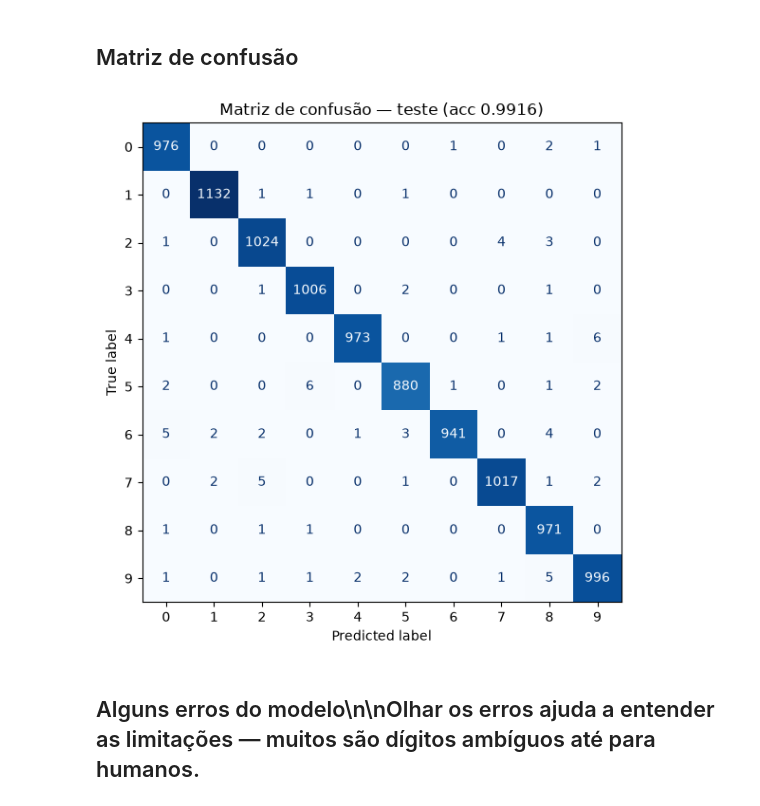
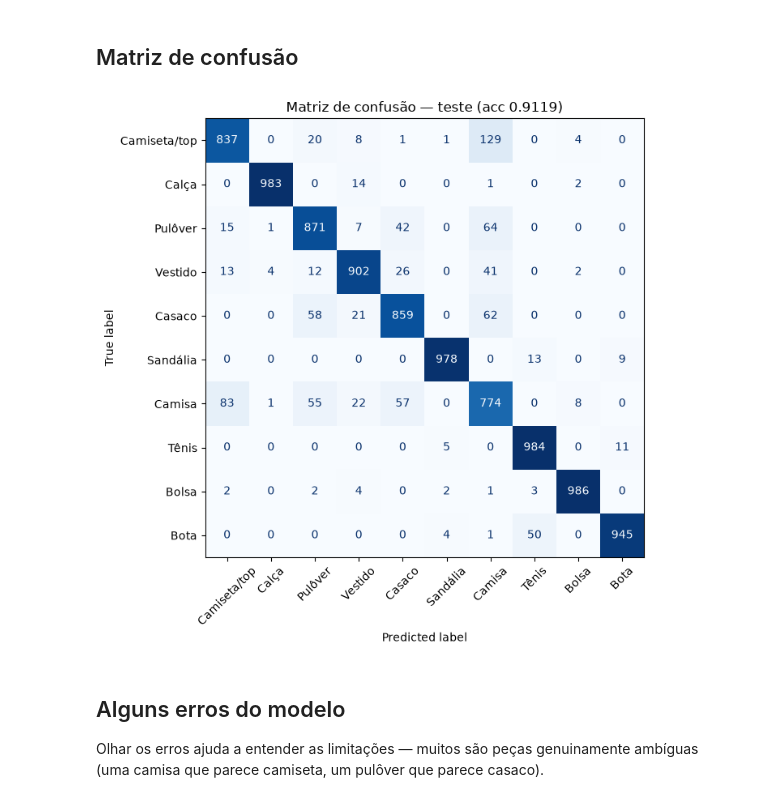
Before and after one commit to 4rth-g/fashion-mnist-fundamentos-ia, a Jupyter notebook: notebooks/02_cnn.ipynb, the cells around one changed output. Cells and saved outputs as stored; diff of their text form; code cells hidden in the pictures.

```diff
--- a/notebooks/02_cnn.ipynb
+++ b/notebooks/02_cnn.ipynb
@@ -164,7 +162,7 @@ optimizer = torch.optim.Adam(model.parameters(), lr=1e-3)
 EPOCHS = 10
 history = {"train_loss": [], "train_acc": [], "val_loss": [], "val_acc": []}
 best_val_acc = 0.0
-best_path = MODELS_DIR / "cnn_mnist.pt"
+best_path = MODELS_DIR / "cnn_fashion_mnist.pt"
 
 for epoch in range(1, EPOCHS + 1):
     tr_loss, tr_acc = run_epoch(model, train_loader, criterion, optimizer)
@@ -223,7 +221,12 @@ Só agora, com o modelo já escolhido pela validação, tocamos no conjunto de t
 Isso garante que a acurácia reportada seja uma **estimativa honesta** do desempenho
 em dados nunca vistos.
 # %%
-from sklearn.metrics import classification_report, confusion_matrix, ConfusionMatrixDisplay
+import json
+from datetime import datetime
+
+from sklearn.metrics import (classification_report, confusion_matrix,
+                             ConfusionMatrixDisplay, f1_score)
+from utils import CLASS_NAMES, RESULTS_DIR
 
 # Recarrega os melhores pesos (a melhor época segundo a validação).
 model.load_state_dict(torch.load(best_path, map_location=device))
@@ -238,6 +241,20 @@ all_preds = torch.cat(all_preds).numpy()
 all_labels = torch.cat(all_labels).numpy()
 
 test_acc = (all_preds == all_labels).mean()
-print(f"Acurácia no TESTE: {test_acc:.4f}\n")
-print(classification_report(all_labels, all_preds, digits=4,
-                            target_names=[str(i) for i in range(10)]))
+macro_f1 = f1_score(all_labels, all_preds, average="macro")
+print(f"Acurácia no TESTE: {test_acc:.4f} | F1 macro: {macro_f1:.4f}\n")
+print(classification_report(all_labels, all_preds, digits=4, target_names=CLASS_NAMES))
+
+# Persiste as métricas para auditoria e reprodutibilidade (results/metrics.json).
+metrics = {
+    "test_accuracy": float(test_acc),
+    "macro_f1": float(macro_f1),
+    "best_val_accuracy": float(best_val_acc),
+    "epochs": EPOCHS,
+    "per_class": classification_report(all_labels, all_preds,
+                                       target_names=CLASS_NAMES, output_dict=True),
+    "gerado_em": datetime.now().isoformat(timespec="seconds"),
+}
+with open(RESULTS_DIR / "metrics.json", "w", encoding="utf-8") as f:
+    json.dump(metrics, f, indent=2, ensure_ascii=False)
+print(f"\nMétricas salvas em {RESULTS_DIR / 'metrics.json'}")
@@ -264,16 +262,20 @@ weighted avg     0.9916    0.9916    0.9916     10000
 ## Matriz de confusão
 # %%
 cm = confusion_matrix(all_labels, all_preds)
-fig, ax = plt.subplots(figsize=(7, 6))
-ConfusionMatrixDisplay(cm, display_labels=range(10)).plot(ax=ax, cmap="Blues", colorbar=False)
+fig, ax = plt.subplots(figsize=(8, 7))
+ConfusionMatrixDisplay(cm, display_labels=CLASS_NAMES).plot(
+    ax=ax, cmap="Blues", colorbar=False, xticks_rotation=45)
 ax.set_title(f"Matriz de confusão — teste (acc {test_acc:.4f})")
 plt.tight_layout()
 plt.savefig(FIGURES_DIR / "matriz_confusao.png", dpi=120)
 plt.show()
 # %% [output]
-[figure, old version]
+[figure, new version]
 # %% [markdown]
-## Alguns erros do modelo\n\nOlhar os erros ajuda a entender as limitações — muitos são dígitos ambíguos até para humanos.
+## Alguns erros do modelo
+
+Olhar os erros ajuda a entender as limitações — muitos são peças genuinamente
+ambíguas (uma camisa que parece camiseta, um pulôver que parece casaco).
 # %%
 errors = np.where(all_preds != all_labels)[0][:24]
 # Recarrega o teste sem normalização só para exibir as imagens de forma legível.
```
Also changed, not shown: parts of 9 cells of this notebook, 6 other files.
